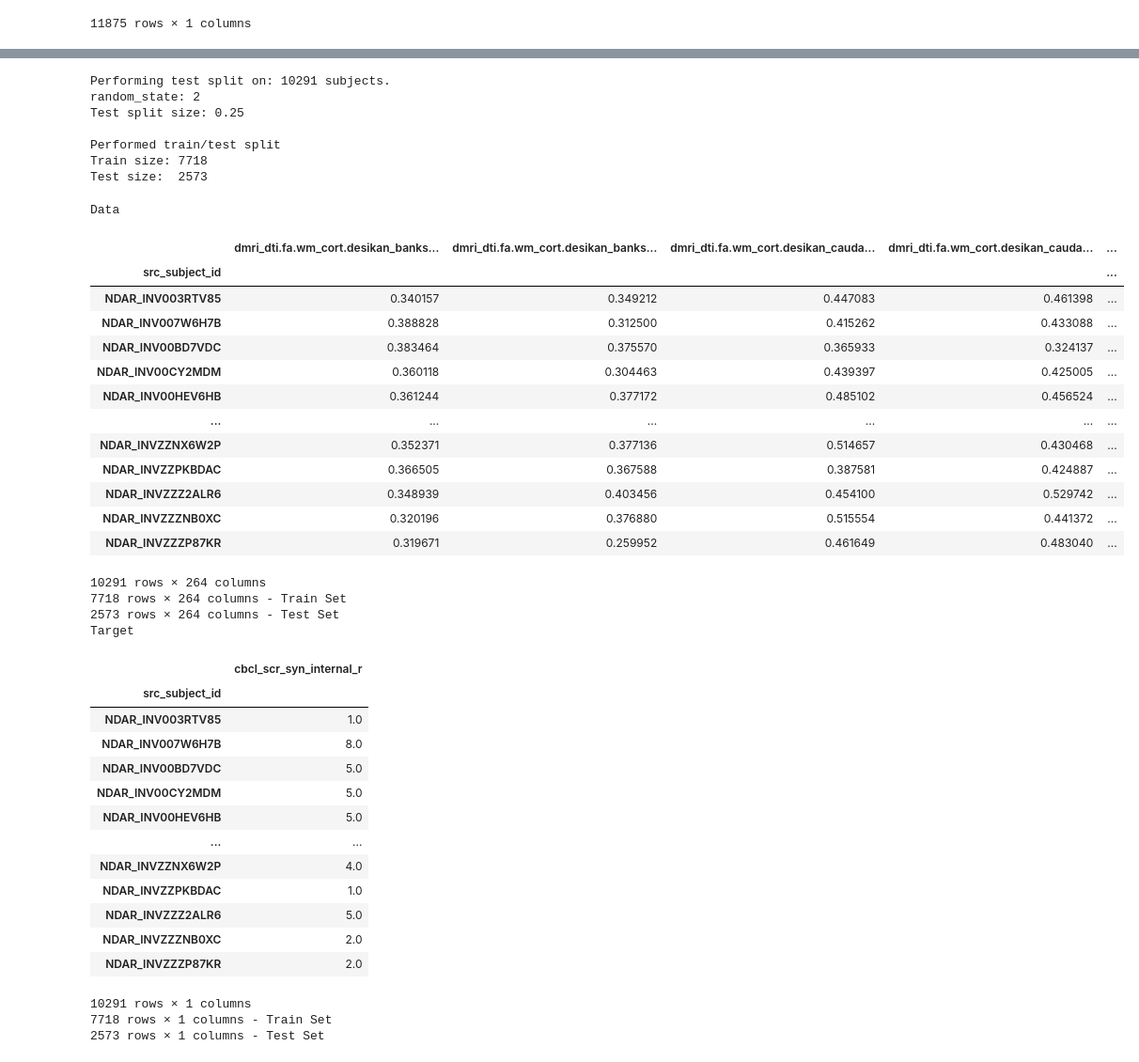
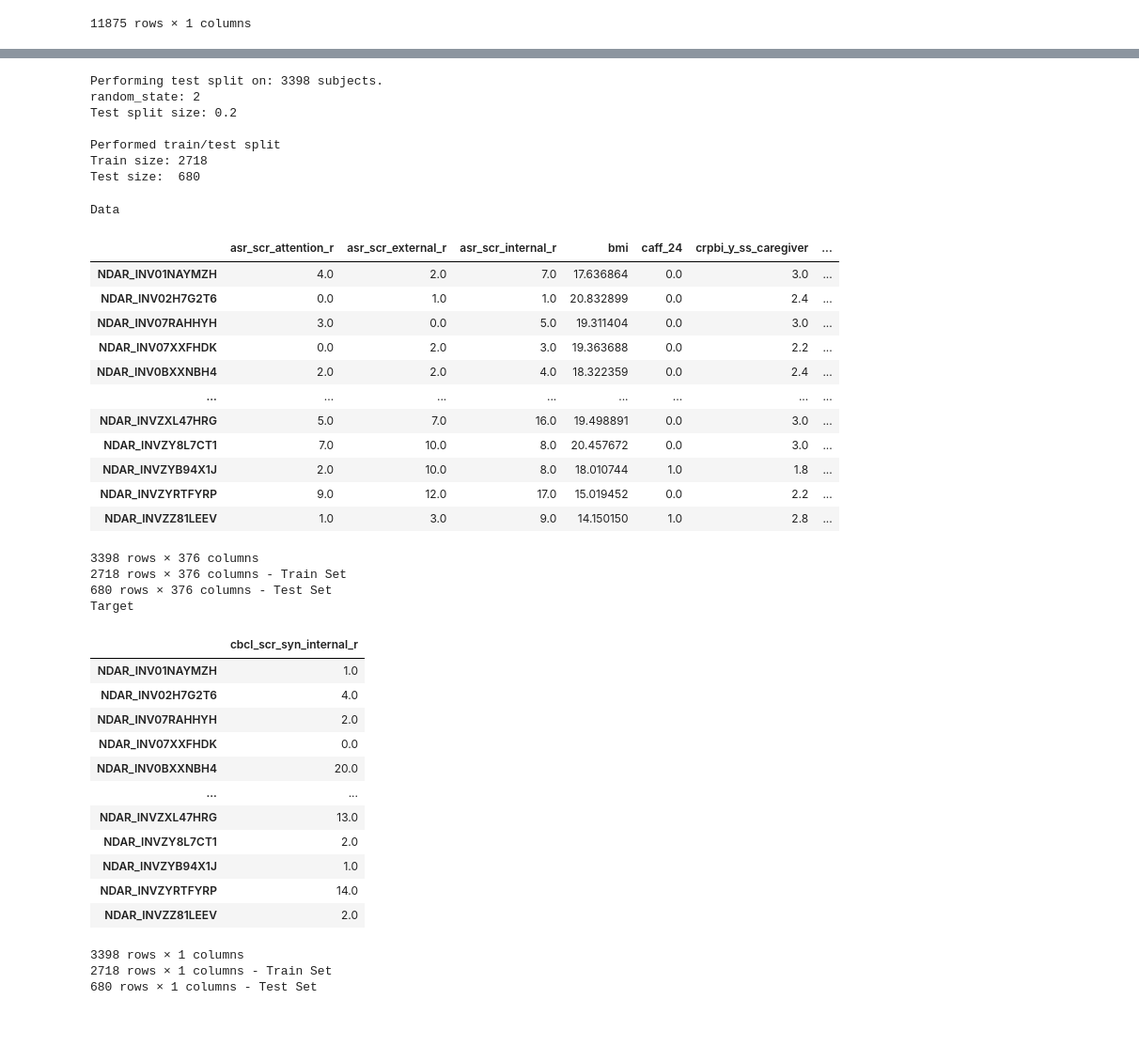
Before and after one commit to ydk818/ABCD_Internalizing, a Jupyter notebook: internalizing-followup1.ipynb, the cells around one changed output, grey strips where cells are left out. Shown: that part at 94% size. Drawn from its saved outputs; the diff is of its cells as text; code cells hidden in the pictures; blank space fills up the shorter version.

Commit message:
New edition of Internalizing prediction

```diff
--- a/internalizing-followup1.ipynb
+++ b/internalizing-followup1.ipynb
@@ -528,15 +483,14 @@ target
 # %%
 ### Concatenate dataframes for brain features and generate an overall dataframe with target
 brain=pd.concat([
-    #rsfc,
-                #structural,
-                dti_combo
+                #rsfc,
+                structural,
+                #dti_combo
                 ]
                 ,axis=1)
 overall=pd.concat([
-                    #final,
+                    final,
                     brain,
-                    #nback,
                     target],axis=1).dropna()
 # %%
 data = bp.Dataset(overall,
@@ -590,50 +542,48 @@ Target
 # %%
 ## Train-test split
 
-data = data.set_test_split(size=.25, random_state=2)
+data = data.set_test_split(size=.2, random_state=2)
 data
 # %% [output]
-Performing test split on: 10291 subjects.
+Performing test split on: 3398 subjects.
 random_state: 2
-Test split size: 0.25
+Test split size: 0.2
 
 Performed train/test split
-Train size: 7718
-Test size:  2573
+Train size: 2718
+Test size:  680
 Data
-|  | dmri_dti.fa.wm_cort.desikan_banks... | dmri_dti.fa.wm_cort.desikan_banks... | dmri_dti.fa.wm_cort.desikan_cauda... | dmri_dti.fa.wm_cort.desikan_cauda... | ... |
-| src_subject_id |  |  |  |  | ... |
-| NDAR_INV003RTV85 | 0.340157 | 0.349212 | 0.447083 | 0.461398 | ... |
-| NDAR_INV007W6H7B | 0.388828 | 0.312500 | 0.415262 | 0.433088 | ... |
-| NDAR_INV00BD7VDC | 0.383464 | 0.375570 | 0.365933 | 0.324137 | ... |
-| NDAR_INV00CY2MDM | 0.360118 | 0.304463 | 0.439397 | 0.425005 | ... |
-| NDAR_INV00HEV6HB | 0.361244 | 0.377172 | 0.485102 | 0.456524 | ... |
-| ... | ... | ... | ... | ... | ... |
-| NDAR_INVZZNX6W2P | 0.352371 | 0.377136 | 0.514657 | 0.430468 | ... |
-| NDAR_INVZZPKBDAC | 0.366505 | 0.367588 | 0.387581 | 0.424887 | ... |
-| NDAR_INVZZZ2ALR6 | 0.348939 | 0.403456 | 0.454100 | 0.529742 | ... |
-| NDAR_INVZZZNB0XC | 0.320196 | 0.376880 | 0.515554 | 0.441372 | ... |
-| NDAR_INVZZZP87KR | 0.319671 | 0.259952 | 0.461649 | 0.483040 | ... |
+|  | asr_scr_attention_r | asr_scr_external_r | asr_scr_internal_r | bmi | caff_24 | crpbi_y_ss_caregiver | ... |
+| NDAR_INV01NAYMZH | 4.0 | 2.0 | 7.0 | 17.636864 | 0.0 | 3.0 | ... |
+| NDAR_INV02H7G2T6 | 0.0 | 1.0 | 1.0 | 20.832899 | 0.0 | 2.4 | ... |
+| NDAR_INV07RAHHYH | 3.0 | 0.0 | 5.0 | 19.311404 | 0.0 | 3.0 | ... |
+| NDAR_INV07XXFHDK | 0.0 | 2.0 | 3.0 | 19.363688 | 0.0 | 2.2 | ... |
+| NDAR_INV0BXXNBH4 | 2.0 | 2.0 | 4.0 | 18.322359 | 0.0 | 2.4 | ... |
+| ... | ... | ... | ... | ... | ... | ... | ... |
+| NDAR_INVZXL47HRG | 5.0 | 7.0 | 16.0 | 19.498891 | 0.0 | 3.0 | ... |
+| NDAR_INVZY8L7CT1 | 7.0 | 10.0 | 8.0 | 20.457672 | 0.0 | 3.0 | ... |
+| NDAR_INVZYB94X1J | 2.0 | 10.0 | 8.0 | 18.010744 | 1.0 | 1.8 | ... |
+| NDAR_INVZYRTFYRP | 9.0 | 12.0 | 17.0 | 15.019452 | 0.0 | 2.2 | ... |
+| NDAR_INVZZ81LEEV | 1.0 | 3.0 | 9.0 | 14.150150 | 1.0 | 2.8 | ... |
-10291 rows × 264 columns
-7718 rows × 264 columns - Train Set
-2573 rows × 264 columns - Test Set
+3398 rows × 376 columns
+2718 rows × 376 columns - Train Set
+680 rows × 376 columns - Test Set
 Target
 |  | cbcl_scr_syn_internal_r |
-| src_subject_id |  |
-| NDAR_INV003RTV85 | 1.0 |
-| NDAR_INV007W6H7B | 8.0 |
-| NDAR_INV00BD7VDC | 5.0 |
-| NDAR_INV00CY2MDM | 5.0 |
-| NDAR_INV00HEV6HB | 5.0 |
+| NDAR_INV01NAYMZH | 1.0 |
+| NDAR_INV02H7G2T6 | 4.0 |
+| NDAR_INV07RAHHYH | 2.0 |
+| NDAR_INV07XXFHDK | 0.0 |
+| NDAR_INV0BXXNBH4 | 20.0 |
 | ... | ... |
-| NDAR_INVZZNX6W2P | 4.0 |
-| NDAR_INVZZPKBDAC | 1.0 |
-| NDAR_INVZZZ2ALR6 | 5.0 |
-| NDAR_INVZZZNB0XC | 2.0 |
-| NDAR_INVZZZP87KR | 2.0 |
+| NDAR_INVZXL47HRG | 13.0 |
+| NDAR_INVZY8L7CT1 | 2.0 |
+| NDAR_INVZYB94X1J | 1.0 |
+| NDAR_INVZYRTFYRP | 14.0 |
+| NDAR_INVZZ81LEEV | 2.0 |
-10291 rows × 1 columns
-7718 rows × 1 columns - Train Set
-2573 rows × 1 columns - Test Set
+3398 rows × 1 columns
+2718 rows × 1 columns - Train Set
+680 rows × 1 columns - Test Set
 # %%
 # Let's define a Pipeline, first by creating a series of based objects
 
```
Also changed, not shown: parts of 34 cells of this notebook.
